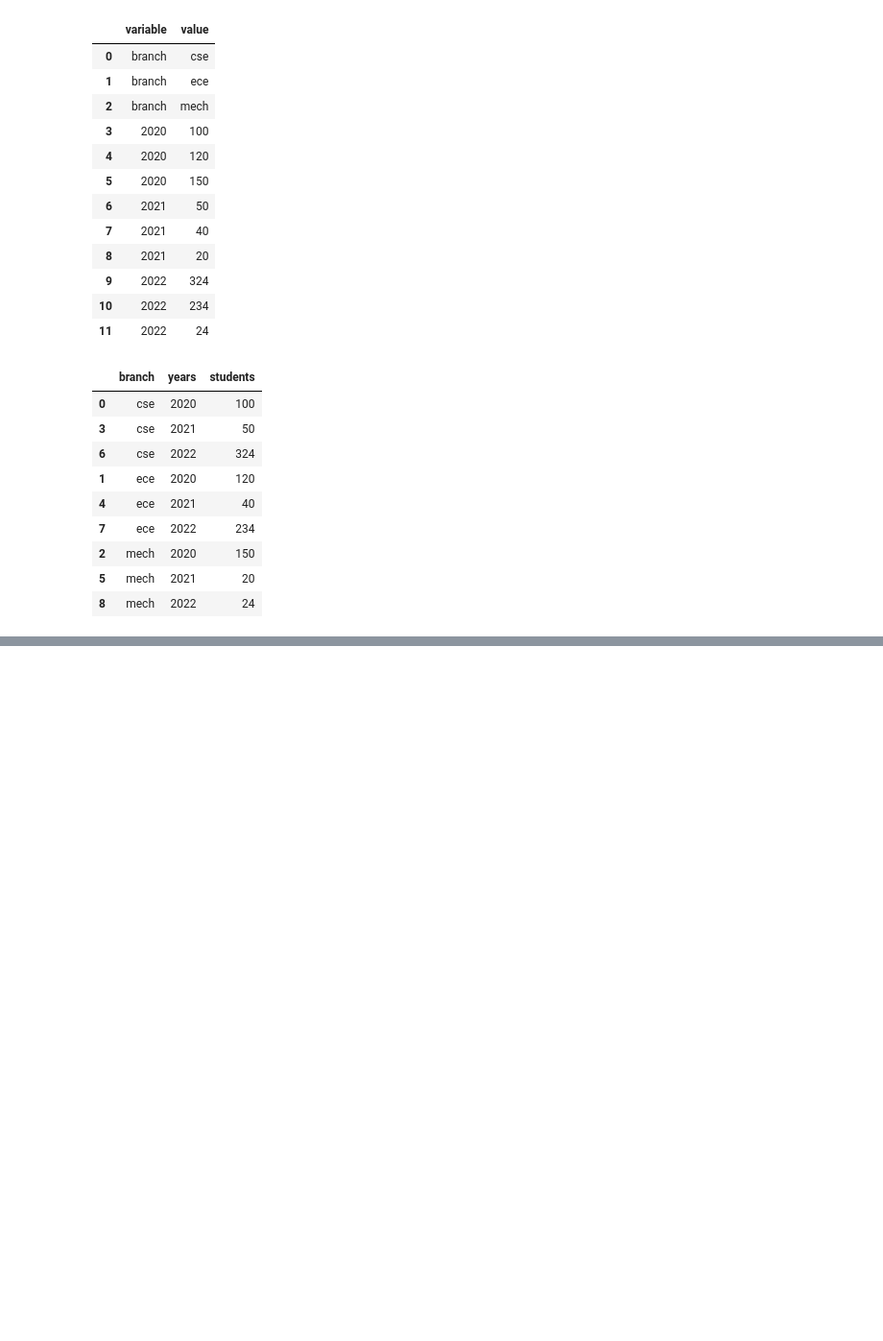
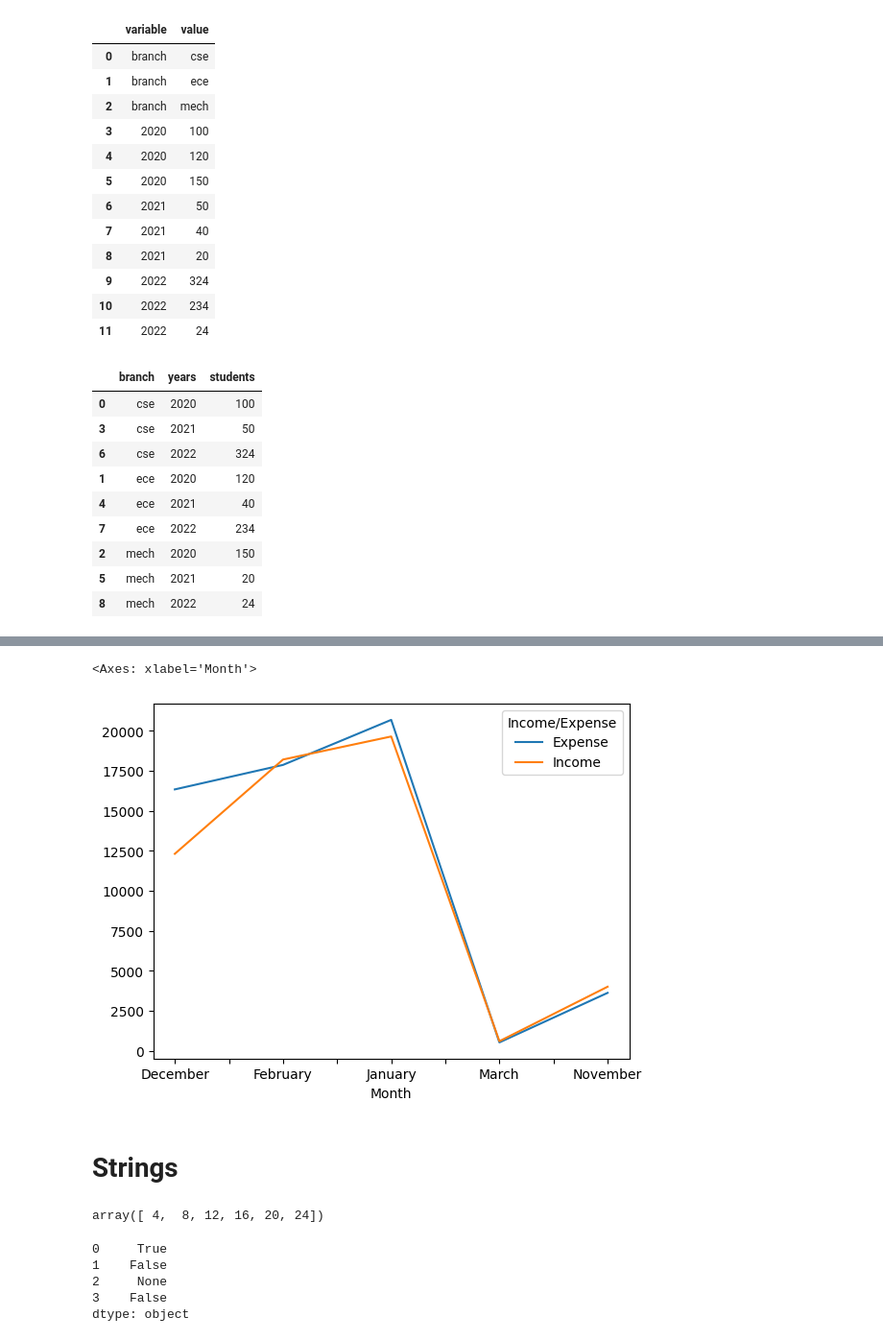
Before and after one commit to karnop/python-data-science-tuts, a Jupyter notebook: pandas-tutorial.ipynb, the cells around one changed output, grey strips where cells are left out. Shown at 96% size. Drawn from its saved outputs; the diff is of its cells as text; code cells hidden in the pictures; blank space fills up the shorter version.

```diff
--- a/pandas-tutorial.ipynb
+++ b/pandas-tutorial.ipynb
@@ -2706,0 +2743,8 @@ df5.melt(id_vars=["branch"], var_name="years", value_name="students").sort_value
+# %%
+# plotting graphs
+expenses = pd.read_csv("/kaggle/input/dataset-5/expense_data.csv")
+# %%
+expenses["Date"] = pd.to_datetime(expenses["Date"])
+# %%
+expenses["Month"] = expenses["Date"].dt.month_name()
+expenses.head()
@@ -2706,0 +2769,25 @@ df5.melt(id_vars=["branch"], var_name="years", value_name="students").sort_value
+# %%
+expenses.pivot_table(index="Month", columns="Income/Expense", values="INR", aggfunc="sum", fill_value=0).plot()
+# %% [output]
+<Axes: xlabel='Month'>
+[figure, added]
+# %% [markdown]
+# Strings
+# %%
+#what are vectorized operations
+a = np.array([1,2,3,4,5,6])
+a*4
+# operations that run on every element in a series
+# %% [output]
+array([ 4,  8, 12, 16, 20, 24])
+# %%
+s = pd.Series(["cat", "rat", None, "mat"])
+# words starting with c
+s.str.startswith("c")
+# str : string accesor
+# %% [output]
+0     True
+1    False
+2     None
+3    False
+dtype: object
```
Also changed, not shown: parts of 39 cells of this notebook.
